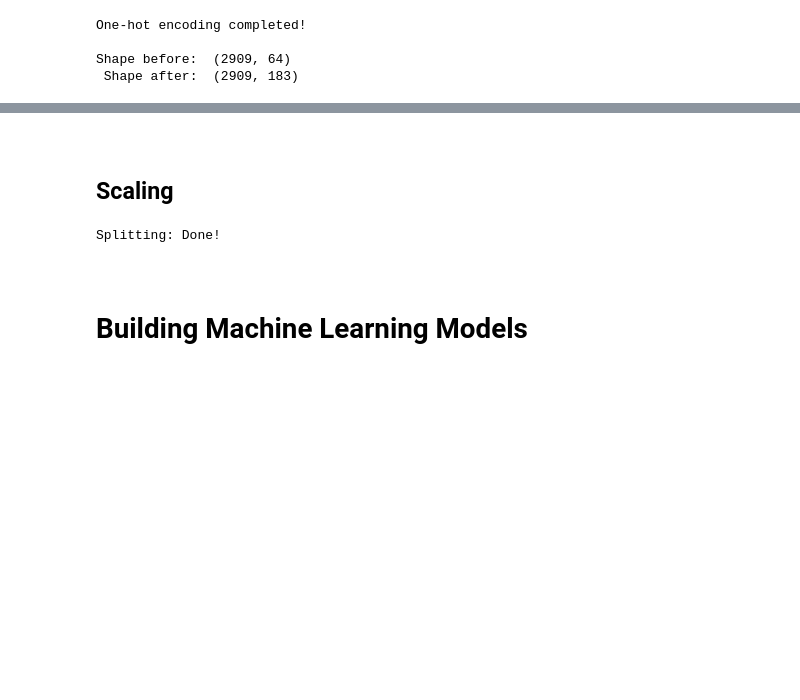
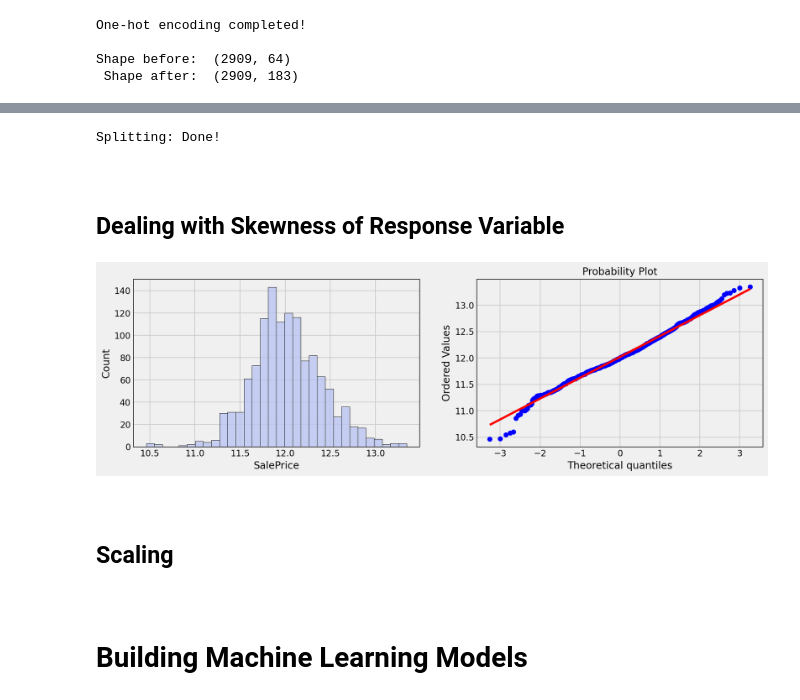
Before and after one commit to KOrfanakis/Housing_Prices_Regression, a Jupyter notebook: 02-Preprocessing_and_Predictions.ipynb, the cells around one changed output, grey strips where cells are left out. Saved outputs shown, nothing was run; the diff lists cells and outputs as text; code cells hidden in the pictures; blank space fills up the shorter version.

```diff
--- a/02-Preprocessing_and_Predictions.ipynb
+++ b/02-Preprocessing_and_Predictions.ipynb
@@ -74,6 +76,7 @@ pd.set_option('precision', 2)
 plt.style.use('fivethirtyeight')
 main_color = '#B7C3F3'
 edgecolor = 'black'
+facecolor = '#f0f0f0'
 
 font_size = 14
 
@@ -402,4 +445,3 @@ sns.heatmap(corr_matrix, mask=corr_matrix < 0.80, linewidth=1, cmap='Reds');
 # %%
-cols_drop = ['Fireplaces', 'GarageYrBlt', 'GarageArea', 'GarageCond', 'TotalBsmtSF', 'GrLivArea']
-
+cols_drop = ['GrLivArea', 'TotalBsmtSF', 'GarageArea', 'GarageYrBlt', 'Fireplaces', 'GarageCond']
 all_data.drop(cols_drop, axis=1, inplace=True)
@@ -448,5 +483,6 @@ Number of Categorical columns:  18
 # %%
-categorical = cat_atts.columns
+categorical = all_data.select_dtypes(include=['object']).columns
+numeric = all_data.select_dtypes(exclude=['object']).columns
 
 ordinal = [
     'FireplaceQu', 'GarageQual', 'BsmtQual', 'BsmtCond', 'KitchenQual',
@@ -465,5 +501,3 @@ continuous = [
 ]
 
 continuous.remove('SalePrice')
-
-len(continuous)
@@ -487,0 +538,18 @@ Shape before:  (2909, 64)
+# %%
+idx = all_data['SalePrice'].notnull().sum()
+
+# Training Set
+train_df = all_data[:idx]
+
+X_train = train_df.drop('SalePrice', 1)
+y_train = train_df['SalePrice']
+
+# Test Set
+test_df = all_data[idx:]
+
+X_test = test_df.copy()
+X_test.drop('SalePrice', axis = 1, inplace = True)
+
+print ('Splitting: Done!')
+# %% [output]
+Splitting: Done!
@@ -488,3 +567,20 @@ Shape before:  (2909, 64)
+# %% [markdown]
+<br>
+
+## Dealing with Skewness of Response Variable
+# %%
+y_train = np.log1p(train_df['SalePrice'])
+
+fig, (ax1, ax2) = plt.subplots(1, 2, figsize=(14, 4), facecolor=facecolor)
+
+sns.histplot(y_train,
+             color=main_color,
+             edgecolor=edgecolor,
+             ax=ax1)
+
+res = stats.probplot(y_train, plot=ax2)
+# %% [output]
+[figure, added]
 # %% [markdown]
 <br>
 
@@ -499,10 +588,3 @@ all_data.drop(['SalePrice'], axis = 1, inplace = True)
-# %%
-X_train = all_data[:idx]
-X_test = all_data[idx:]
-
-print ('Splitting: Done!')
-# %% [output]
-Splitting: Done!
 # %%
 scaler = StandardScaler()
 scaler.fit(X_train[continuous])
```
Also changed, not shown: parts of 36 cells of this notebook.
